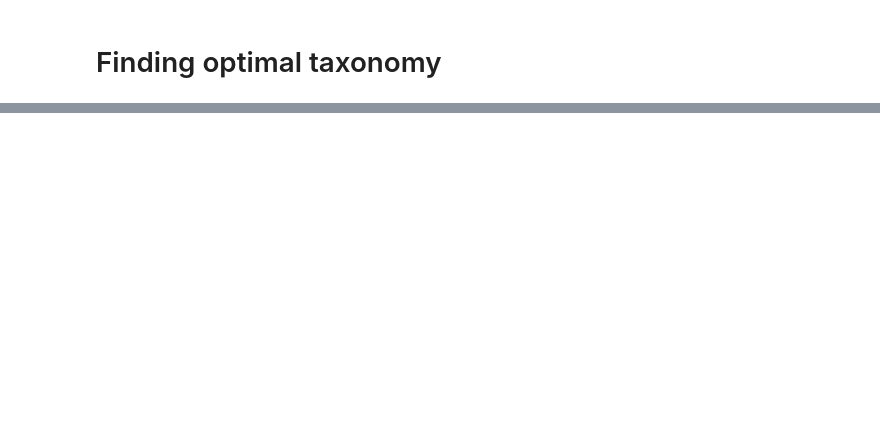
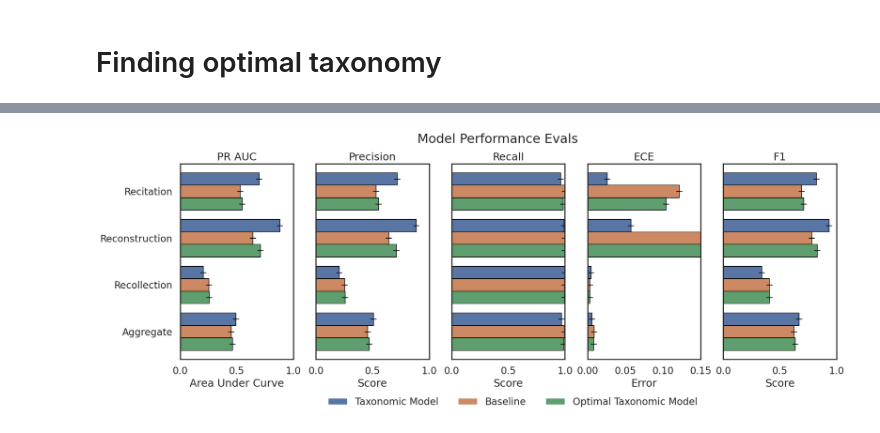
Before and after one commit to EleutherAI/semantic-memorization, a Jupyter notebook: plotting/model_perf_testing.ipynb, the cells around one changed output, grey strips where cells are left out. Saved outputs shown, nothing was run; the diff lists cells and outputs as text; code cells hidden in the pictures; blank space fills up the shorter version.

Commit message:
Update Plotting Code

```diff
--- a/plotting/model_perf_testing.ipynb
+++ b/plotting/model_perf_testing.ipynb
@@ -411,14 +127,0 @@ all_keys
-# %%
-import numpy as np
-from pprint import pprint
-taxonomy_evals_roc_mean = []
-taxonomy_evals_pr_mean = []
-
-for key in taxonomy_evals_roc:
-    taxonomy_evals_roc_mean.append((np.mean(taxonomy_evals_roc[key]), key, taxonomy_evals_roc[key]))
-    taxonomy_evals_pr_mean.append((np.mean(taxonomy_evals_pr[key]), key, taxonomy_evals_pr[key]))
-
-taxonomy_evals_roc_mean.sort(reverse=True)
-taxonomy_evals_pr_mean.sort(reverse=True)
-pprint(taxonomy_evals_roc_mean[:10])
-pprint(taxonomy_evals_pr_mean[:10])
@@ -568,0 +214,3 @@ ax.set_xticklabels(ax.get_xticklabels(), rotation=90, ha="right")
+# %%
+opt_taxonomy_evals = set_f1(opt_taxonomy_evals)
+base_evals_pd = set_f1(base_evals_pd)
@@ -568,0 +233,6 @@ ax.set_xticklabels(ax.get_xticklabels(), rotation=90, ha="right")
+# %%
+best_eval = opt_taxonomy_evals[
+    (opt_taxonomy_evals['taxonomy'] == 'aggregate') &
+    (opt_taxonomy_evals['model'] == 'optimal_taxonomic_model') &
+    (opt_taxonomy_evals['metric'] == 'f1')
+].sort_values('value', ascending=False).iloc[0]
@@ -568,0 +252,23 @@ ax.set_xticklabels(ax.get_xticklabels(), rotation=90, ha="right")
+# %%
+sns.set_theme(rc={'figure.figsize':(7, 16)})
+sns.set_style({'font.family':'serif', 'font.serif':'Times New Roman'})
+sns.set_color_codes("colorblind")
+sns.set_theme(style="white")
+sns.set_context("talk")
+sns.color_palette()
+def add_to_taxonomy_and_plot(f1, q1, f2, q2):
+    data = opt_taxonomy_evals[
+        (opt_taxonomy_evals['taxonomy_one_name'] == f1) &
+        (opt_taxonomy_evals['taxonomy_two_name'] == f2) &
+        (opt_taxonomy_evals['taxonomy_one_threshold'] == q1) &
+        (opt_taxonomy_evals['taxonomy_two_threshold'] == q2)
+    ]
+    data = data[['taxonomy', 'metric', 'value', 'model', 'error']]
+    data = data[data['model'] == 'optimal_taxonomic_model']
+    opt_evals_pd = pd.concat([base_evals_pd, data])
+    title = f"{f1}-{q1}  {f2}-{q2}\noptimal_"
+    plot_taxonomy(opt_evals_pd)
+# %%
+add_to_taxonomy_and_plot(best_eval.taxonomy_one_name, best_eval.taxonomy_one_threshold, best_eval.taxonomy_two_name, best_eval.taxonomy_two_threshold)
+# %% [output]
+[figure, added]
```
Also changed, not shown: parts of 71 cells of this notebook, 4 other files.
